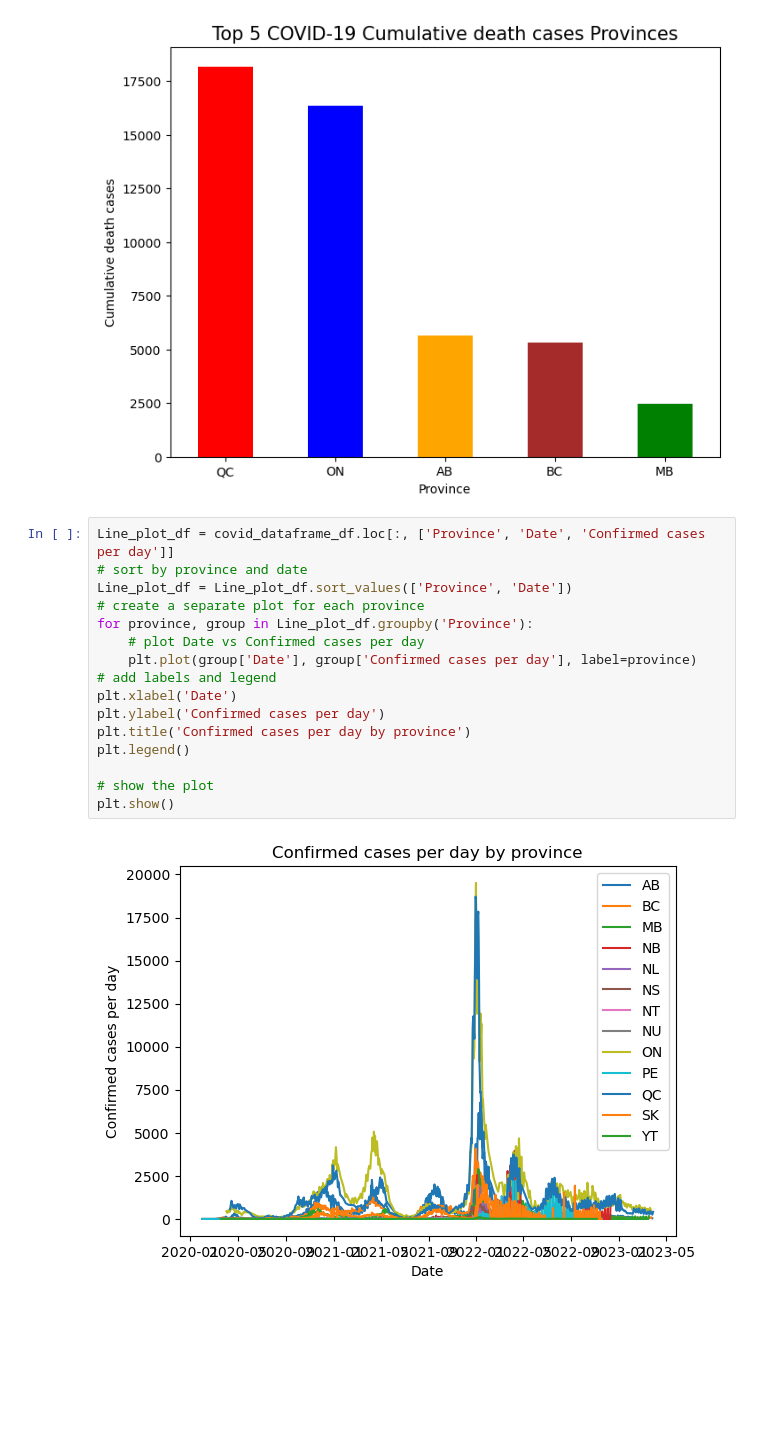
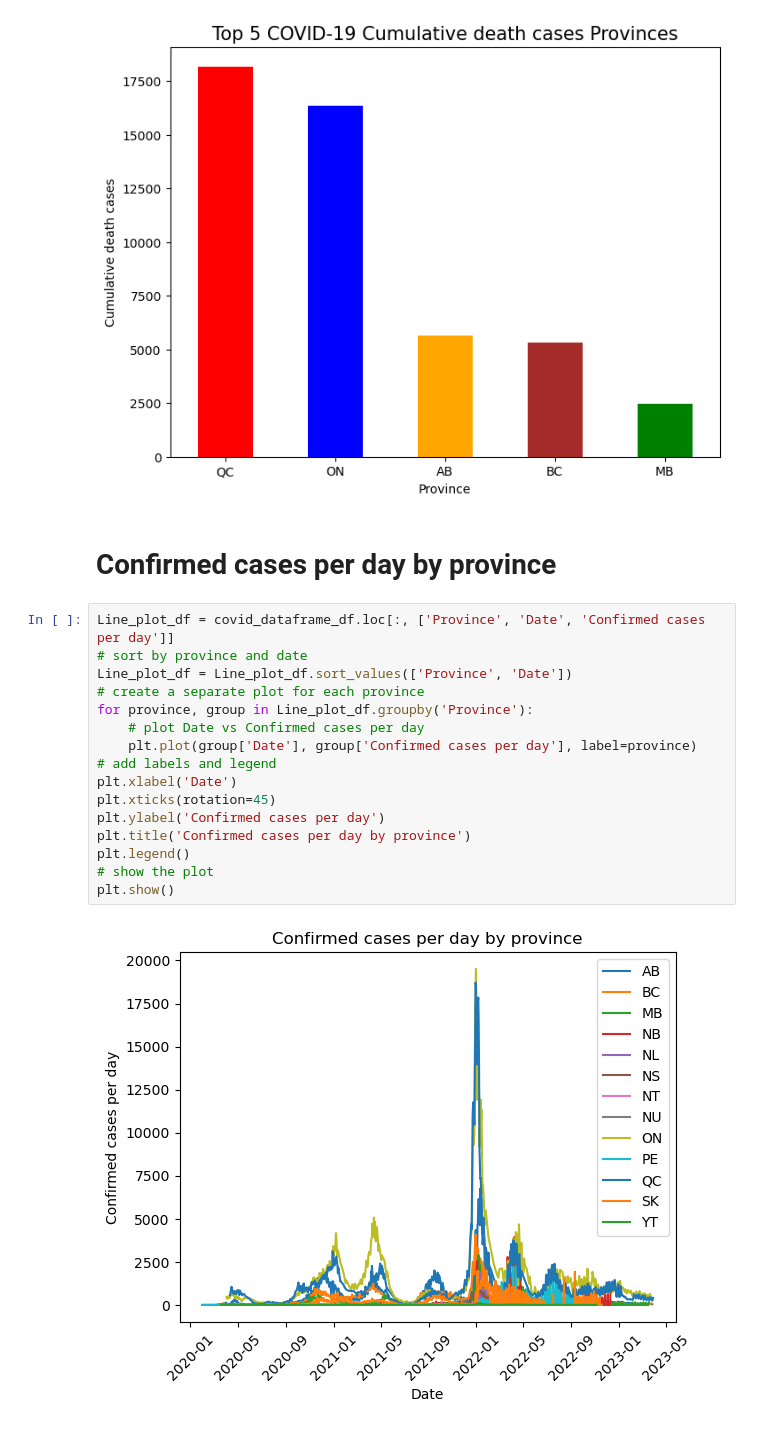
Before and after one commit to svafaeva93/Covid19AnalysisCanada, a Jupyter notebook: Data_extraction_API.ipynb, the cells around one changed output. Drawn from its saved outputs; the diff is of its cells as text; blank space fills up the shorter version.

```diff
--- a/Data_extraction_API.ipynb
+++ b/Data_extraction_API.ipynb
@@ -313,21 +313,23 @@ ax.set_yscale('linear')
 plt.show()
 # %% [output]
 [figure]
+# %% [markdown]
+# Confirmed cases per day by province
 # %%
 Line_plot_df = covid_dataframe_df.loc[:, ['Province', 'Date', 'Confirmed cases per day']]
 # sort by province and date
 Line_plot_df = Line_plot_df.sort_values(['Province', 'Date'])
 # create a separate plot for each province
 for province, group in Line_plot_df.groupby('Province'):
     # plot Date vs Confirmed cases per day
     plt.plot(group['Date'], group['Confirmed cases per day'], label=province)
 # add labels and legend
 plt.xlabel('Date')
+plt.xticks(rotation=45)
 plt.ylabel('Confirmed cases per day')
 plt.title('Confirmed cases per day by province')
 plt.legend()
-
 # show the plot
 plt.show()
 # %% [output]
-[figure, old version]
+[figure, new version]
```
Also changed, not shown: parts of 7 cells of this notebook.
